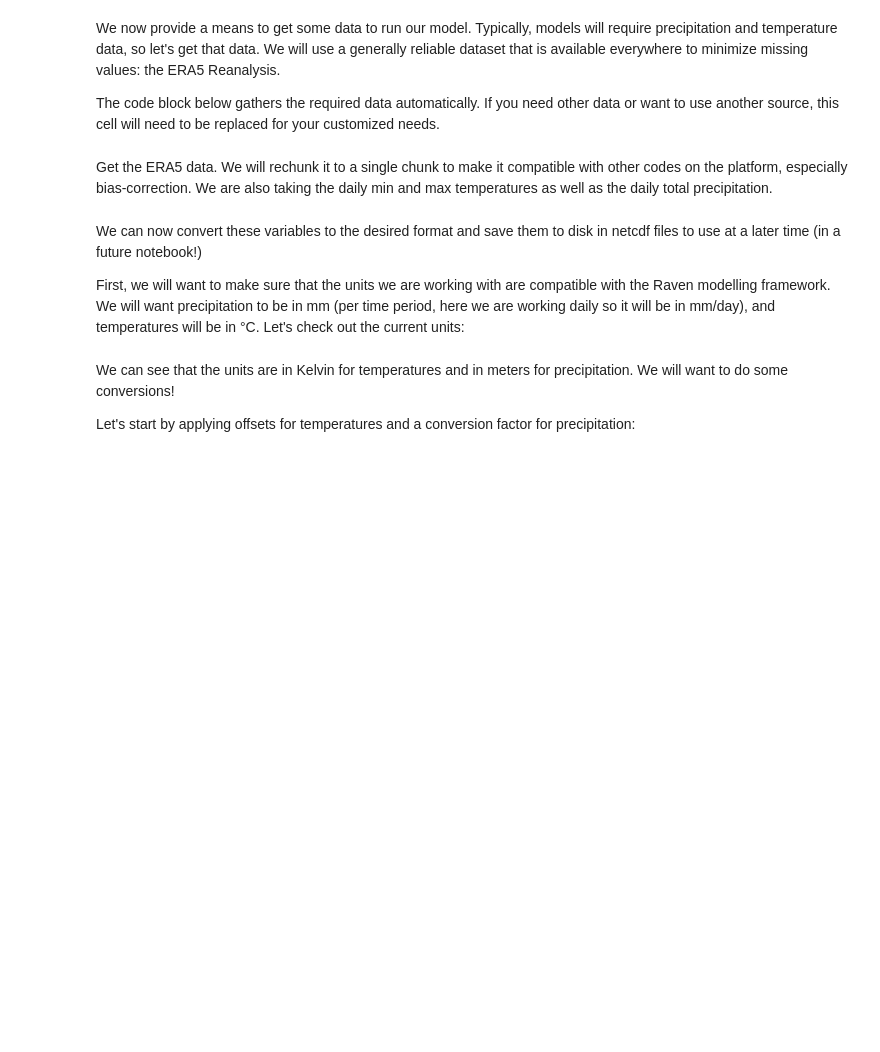
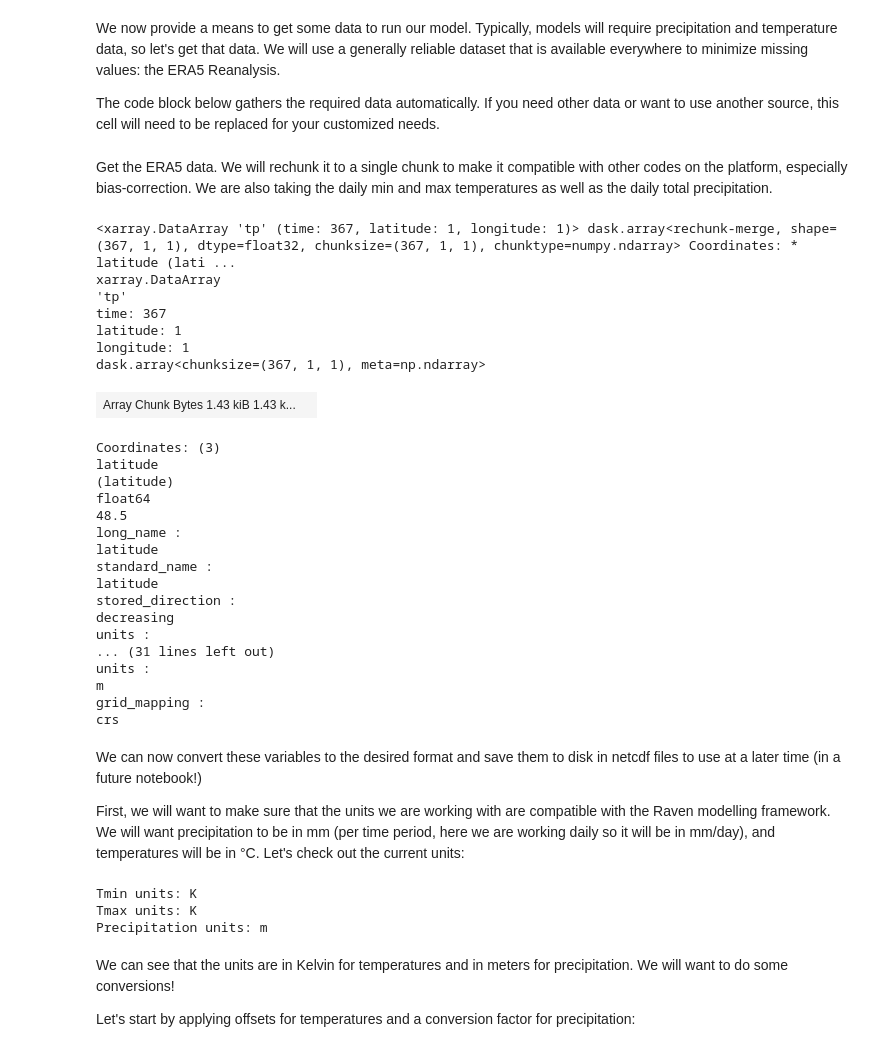
Before and after one commit to CSHS-CWRA/RavenPy, a Jupyter notebook: docs/notebooks/03_Extracting_forcing_data.ipynb, the cells around one changed output. Saved outputs shown, nothing was run; the diff lists cells and outputs as text; code cells hidden in the pictures; blank space fills up the shorter version.

```diff
--- a/docs/notebooks/03_Extracting_forcing_data.ipynb
+++ b/docs/notebooks/03_Extracting_forcing_data.ipynb
@@ -57,12 +56,41 @@ We are also taking the daily min and max temperatures as well as the daily total
 # %%
 # We will add a wrapper to ensure that the following operations will preserve the original data attributes, such as units and variable names.
 with xr.set_options(keep_attrs=True):
     ERA5_reference = subset.subset_shape(
         ds.sel(time=slice(reference_start_day, reference_stop_day)), basin_contour
     )
-    ERA5_tmin = ERA5_reference["t2m"].resample(time="1D").min().chunk(-1, -1, -1)
-    ERA5_tmax = ERA5_reference["t2m"].resample(time="1D").max().chunk(-1, -1, -1)
+    ERA5_tas = ERA5_reference["t2m"].resample(time="1D")
+    ERA5_tmin = ERA5_tas.min().chunk(-1, -1, -1)
+    ERA5_tmax = ERA5_tas.max().chunk(-1, -1, -1)
     ERA5_pr = ERA5_reference["tp"].resample(time="1D").sum().chunk(-1, -1, -1)
+
+ERA5_pr
+# %% [output]
+<xarray.DataArray 'tp' (time: 367, latitude: 1, longitude: 1)> dask.array<rechunk-merge, shape=(367, 1, 1), dtype=float32, chunksize=(367, 1, 1), chunktype=numpy.ndarray> Coordinates: * latitude (lati ...
+xarray.DataArray
+'tp'
+time: 367
+latitude: 1
+longitude: 1
+dask.array<chunksize=(367, 1, 1), meta=np.ndarray>
+| Array Chunk Bytes 1.43 kiB 1.43 k... |  |
+Coordinates: (3)
+latitude
+(latitude)
+float64
+48.5
+long_name :
+latitude
+standard_name :
+latitude
+stored_direction :
+decreasing
+units :
+... (31 lines left out)
+units :
+m
+grid_mapping :
+crs
 # %% [markdown]
 We can now convert these variables to the desired format and save them to disk in netcdf files to use at a later time (in a future notebook!)
 
@@ -78,3 +98,11 @@ print("\n")
+# %%
+print(f"Tmin units: {ERA5_tmin.units}")
+print(f"Tmax units: {ERA5_tmax.units}")
+print(f"Precipitation units: {ERA5_pr.units}")
+# %% [output]
+Tmin units: K
+Tmax units: K
+Precipitation units: m
 # %% [markdown]
 We can see that the units are in Kelvin for temperatures and in meters for precipitation. We will want to do some conversions!
 
```
Also changed, not shown: parts of 7 cells of this notebook.
